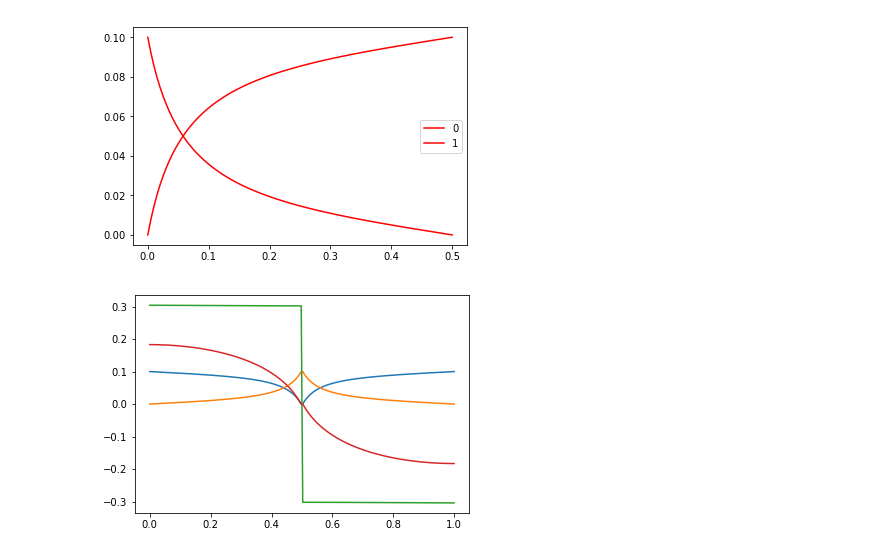
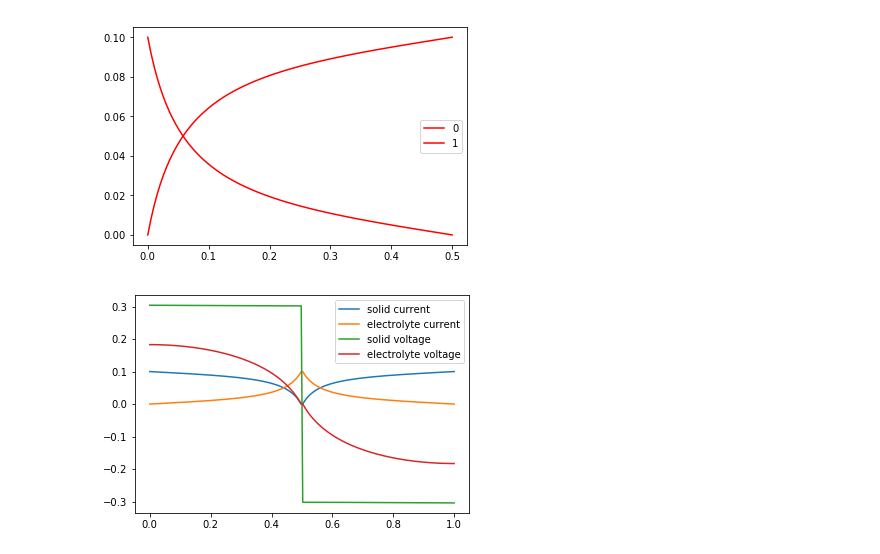
Before and after one commit to dalcox/batteries, a Jupyter notebook: Battery Modeling 1D Steady State.ipynb, the cells around one changed output. Drawn from its saved outputs; the diff is of its cells as text; code cells hidden in the pictures.

Commit message:
Added some labels to problematic fix

```diff
--- a/Battery Modeling 1D Steady State.ipynb
+++ b/Battery Modeling 1D Steady State.ipynb
@@ -264,8 +264,10 @@ c = np.append(Mashed.sol(x_plot)[6], Mashed.sol(x_plot)[2])
 d = np.append(Mashed.sol(x_plot)[7], Mashed.sol(x_plot)[3])
 # %%
 x_plot2 = np.linspace(0, 2*L, 200)
-
-for i in [a,b,c,d]:
-    plt.plot(x_plot2, i)
+data = [a,b,c,d]
+labels = ['solid current','electrolyte current','solid voltage','electrolyte voltage']
+for i in range(4):
+    plt.plot(x_plot2, data[i], label = labels[i])
+    plt.legend(loc = 'best')
 # %% [output]
-[figure, old version]
+[figure, new version]
```
Also changed, not shown: 2 other files.
